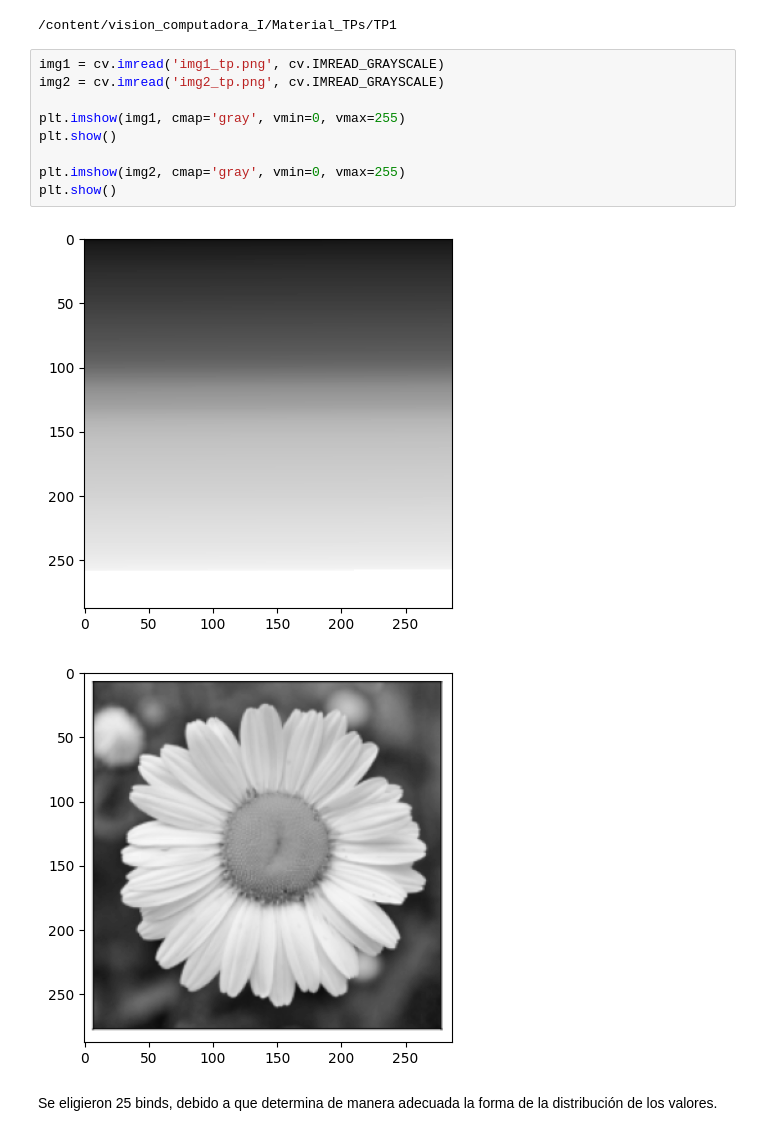
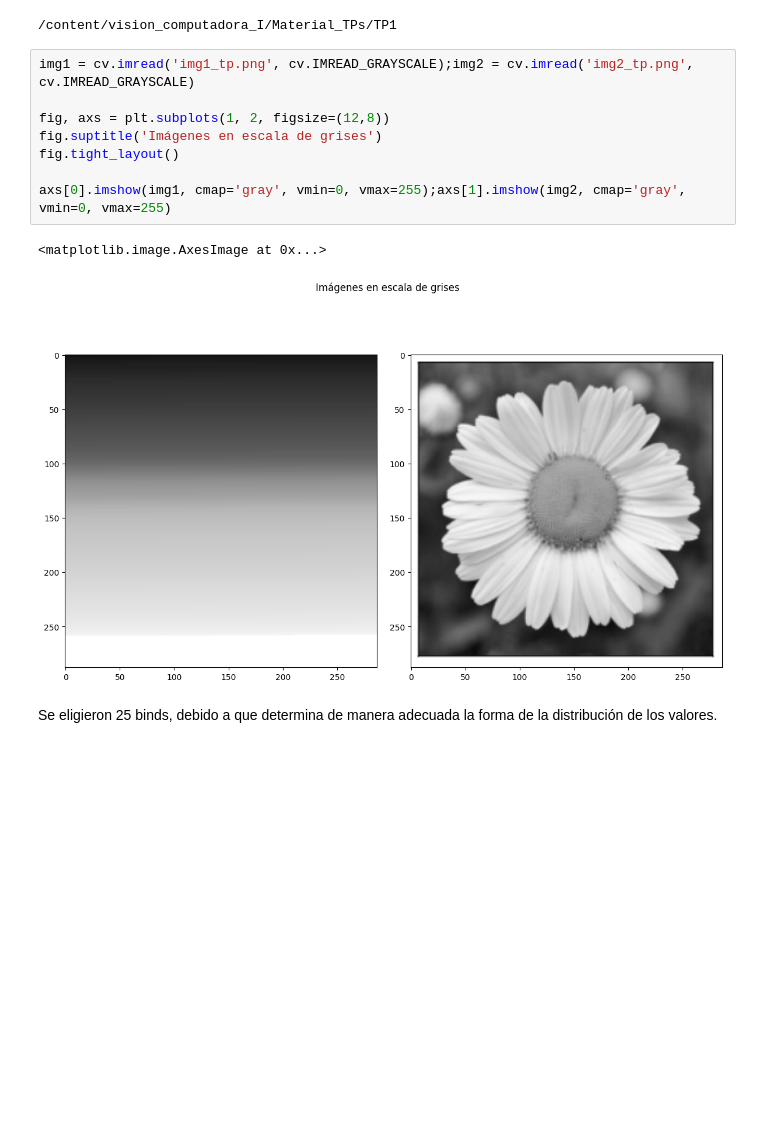
Before and after one commit to MauricioCastroF/VC1_EntregaTP, a Jupyter notebook: TP1_PARTE_2_1_Castro_FrancoMauricio.ipynb, the cells around one changed output. Saved outputs shown, nothing was run; the diff lists cells and outputs as text; blank space fills up the shorter version.

```diff
--- a/TP1_PARTE_2_1_Castro_FrancoMauricio.ipynb
+++ b/TP1_PARTE_2_1_Castro_FrancoMauricio.ipynb
@@ -23,17 +23,16 @@ cd vision_computadora_I/Material_TPs/TP1
 # %% [output]
 /content/vision_computadora_I/Material_TPs/TP1
 # %%
-img1 = cv.imread('img1_tp.png', cv.IMREAD_GRAYSCALE)
-img2 = cv.imread('img2_tp.png', cv.IMREAD_GRAYSCALE)
+img1 = cv.imread('img1_tp.png', cv.IMREAD_GRAYSCALE);img2 = cv.imread('img2_tp.png', cv.IMREAD_GRAYSCALE)
 
-plt.imshow(img1, cmap='gray', vmin=0, vmax=255)
-plt.show()
+fig, axs = plt.subplots(1, 2, figsize=(12,8))
+fig.suptitle('Imágenes en escala de grises')
+fig.tight_layout()
 
-plt.imshow(img2, cmap='gray', vmin=0, vmax=255)
-plt.show()
+axs[0].imshow(img1, cmap='gray', vmin=0, vmax=255);axs[1].imshow(img2, cmap='gray', vmin=0, vmax=255)
 # %% [output]
+<matplotlib.image.AxesImage at 0x...>
-[figure, old version]
+[figure, new version]
-[figure, removed]
 # %% [markdown]
 Se eligieron 25 binds, debido a que determina de manera adecuada la forma de la distribución de los valores.
 # %%
```
Also changed, not shown: parts of 2 cells of this notebook.
